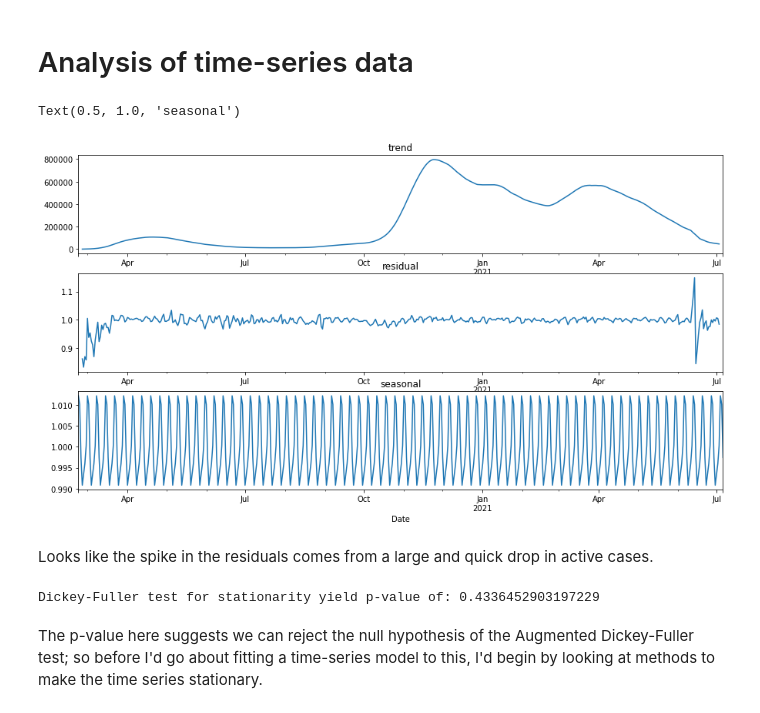
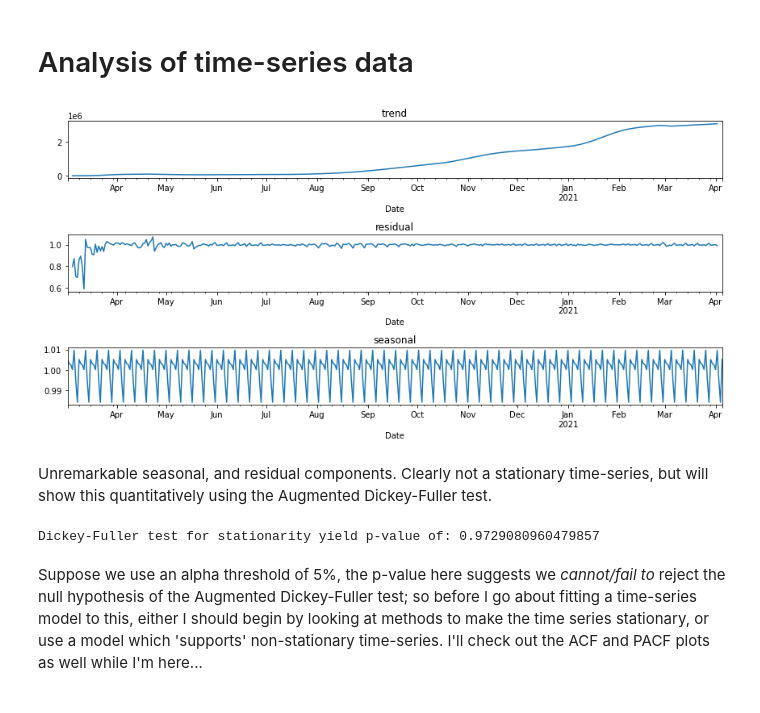
Before and after one commit to LukeAC/covid-analysis, a Jupyter notebook: COVID-EDA.ipynb, the cells around one changed output. Cells and saved outputs as stored; diff of their text form; code cells hidden in the pictures.

Commit message:
feat: complete basic modeling. add pip requirements

```diff
--- a/COVID-EDA.ipynb
+++ b/COVID-EDA.ipynb
@@ -7,11 +27,11 @@ from statsmodels.graphics.tsaplots import plot_acf, plot_pacf
 # %%
-# DEFINE GLOBAL VARIABLES
+# Define some global variables
 
 COUNTRIES = ['Germany', 'Italy', 'Spain']
-CASE_TYPE = ['Confirmed', 'Active', 'Deaths']
+CASE_TYPES = ['Confirmed', 'Active', 'Deaths']
 
-TRAIN_SIZE = 500
+TRAIN_SIZE = 400
 PRED_WINDOW = 50
-THRESHOLD = 100 # number of cases below which I am _not_ tracking
+THRESHOLD = 100 # number of cases below which I am not tracking (this is to avoid the noisy data in the early days of COVID-19 case-reporting)
 # %% [markdown]
 # Basic EDA
@@ -70,43 +106,46 @@ for case_type in CASE_TYPE:
 # %% [markdown]
 # Analysis of time-series data
 # %%
-# Let's look more closely at Italy's Active COVID cases
+# Let's look more closely at a single country's COVID cases
+# and try to model based on 'type' of case
 
-italy_active_cases = get_data(country="Italy", threshold=THRESHOLD, first_n_days=TRAIN_SIZE + PRED_WINDOW)
-train_data = italy_active_cases.iloc[:TRAIN_SIZE][['Active']]
-test_data = italy_active_cases.iloc[-PRED_WINDOW:][['Active']]
+COUNTRY = "Spain"
+CASE_TYPE = "Active"
+
+active_cases = get_data(country=COUNTRY, threshold=THRESHOLD, first_n_days=TRAIN_SIZE + PRED_WINDOW)
+
+train_data = active_cases.iloc[:TRAIN_SIZE][[CASE_TYPE]]
+test_data = active_cases.iloc[-PRED_WINDOW:][[CASE_TYPE]]
 
 # sanity check to make sure nothing is going wrong with splitting
-assert len(italy_active_cases) == len(train_data) + len(test_data)
+assert len(active_cases) == len(train_data) + len(test_data)
 
 train_data.freq, test_data.freq = pd.infer_freq(train_data), pd.infer_freq(test_data)
 # %%
 # Model selection/diagnostic
 import pandas as pd
 
 x = seasonal_decompose(train_data, model="multiplicative")
-fig, (ax1,ax2,ax3) = plt.subplots(3,1, figsize=(15,8))
+fig, (ax1,ax2,ax3) = plt.subplots(3,1, figsize=(12,6))
 
 x.trend.plot(ax=ax1)
 x.resid.plot(ax=ax2)
 x.seasonal.plot(ax=ax3)
 
-ax1.set_title('trend')
-ax2.set_title('residual')
-ax3.set_title('seasonal')
+ax1.set_title('trend');
+ax2.set_title('residual');
+ax3.set_title('seasonal');
+fig.tight_layout()
 # %% [output]
-Text(0.5, 1.0, 'seasonal')
-[figure, old version]
+[figure, new version]
-# %% [markdown]
-Looks like the spike in the residuals comes from a large and quick drop in active cases.
+# %% [markdown]
+Unremarkable seasonal, and residual components. Clearly not a stationary time-series, but will show this quantitatively using the Augmented Dickey-Fuller test.
 # %%
-from statsmodels.tsa.stattools import adfuller
-
-DF_test = adfuller(train_data)
+DF_test = adfuller(train_data[CASE_TYPE])
 DF_pvalue = DF_test[1]
 
 print(f"Dickey-Fuller test for stationarity yield p-value of: {DF_pvalue}")
 # %% [output]
-Dickey-Fuller test for stationarity yield p-value of: 0.4336452903197229
+Dickey-Fuller test for stationarity yield p-value of: 0.9729080960479857
 # %% [markdown]
-The p-value here suggests we can reject the null hypothesis of the Augmented Dickey-Fuller test; so before I'd go about fitting a time-series model to this, I'd begin by looking at methods to make the time series stationary.
+Suppose we use an alpha threshold of 5%, the p-value here suggests we _cannot/fail to_ reject the null hypothesis of the Augmented Dickey-Fuller test; so before I go about fitting a time-series model to this, either I should begin by looking at methods to make the time series stationary, or use a model which 'supports' non-stationary time-series. I'll check out the ACF and PACF plots as well while I'm here...
```
Also changed, not shown: parts of 21 cells of this notebook, 5 other files.
